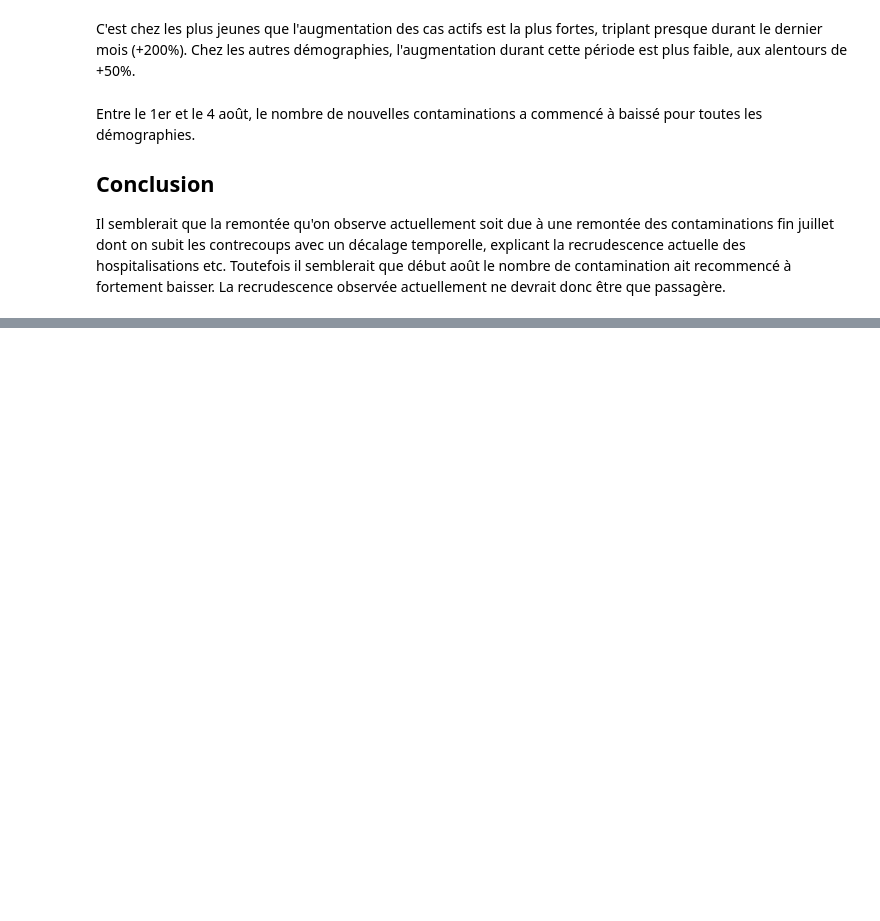
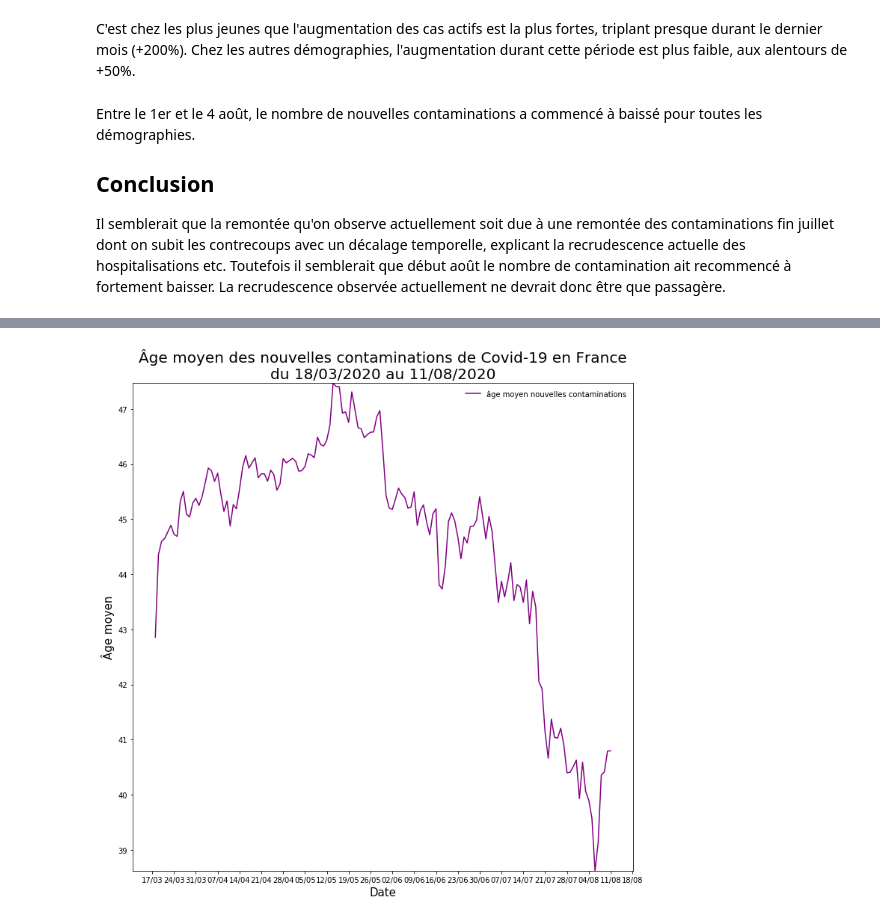
Before and after one commit to parcoor/py-propagsim, a Jupyter notebook: examples/daily_estimation.ipynb, the cells around one changed output, grey strips where cells are left out. Saved outputs shown, nothing was run; the diff lists cells and outputs as text; code cells hidden in the pictures; blank space fills up the shorter version.

Commit message:
ave age contaminations added

```diff
--- a/examples/daily_estimation.ipynb
+++ b/examples/daily_estimation.ipynb
@@ -183,0 +187,40 @@ Il semblerait que la remontée qu'on observe actuellement soit due à une remont
+# %%
+def age_demography(demography):
+    age = int(demography.split('_')[1]) + 5
+    age = age if age != 5 else 18
+    return age
+
+
+df['avg_age'] = df['demography'].apply(lambda x: age_demography(x))
+df['new_contaminations_age'] = df['new_contaminations'] * df['avg_age']
+
+df_day = df.groupby(['day'])[['new_contaminations', 'new_contaminations_age']].agg('sum').reset_index()
+
+df_day['avg_age_contamination'] = df_day['new_contaminations_age'] / df_day['new_contaminations']
+
+
+fig, ax = plt.subplots(figsize=(12, 12))
+
+min_date, max_date = df_day['day'].min().strftime(date_format), df_day['day'].max().strftime(date_format)
+
+# Add x-axis and y-axis
+ax.plot(df_day['day'].values, df_day['avg_age_contamination'], color='purple', label='âge moyen nouvelles contaminations')
+
+# Set title and labels for axes
+ax.set_xlabel('Date', fontsize=15)
+ax.set_ylabel('Âge moyen', fontsize=15)
+ax.set_title(f'Âge moyen des nouvelles contaminations de Covid-19 en France\ndu {min_date} au {max_date}', fontsize=20)
+
+# Define the date format
+date_form = DateFormatter('%d/%m')
+ax.xaxis.set_major_formatter(date_form)
+
+# Ensure a major tick for each week using (interval=1)
+ax.xaxis.set_major_locator(WeekdayLocator(interval=1))
+
+ax.set_ylim((df_day['avg_age_contamination'].min(), df_day['avg_age_contamination'].max()))
+ax.legend(frameon=False)
+
+plt.show()
+# %% [output]
+[figure, added]
```
Also changed, not shown: parts of 1 cell of this notebook.
